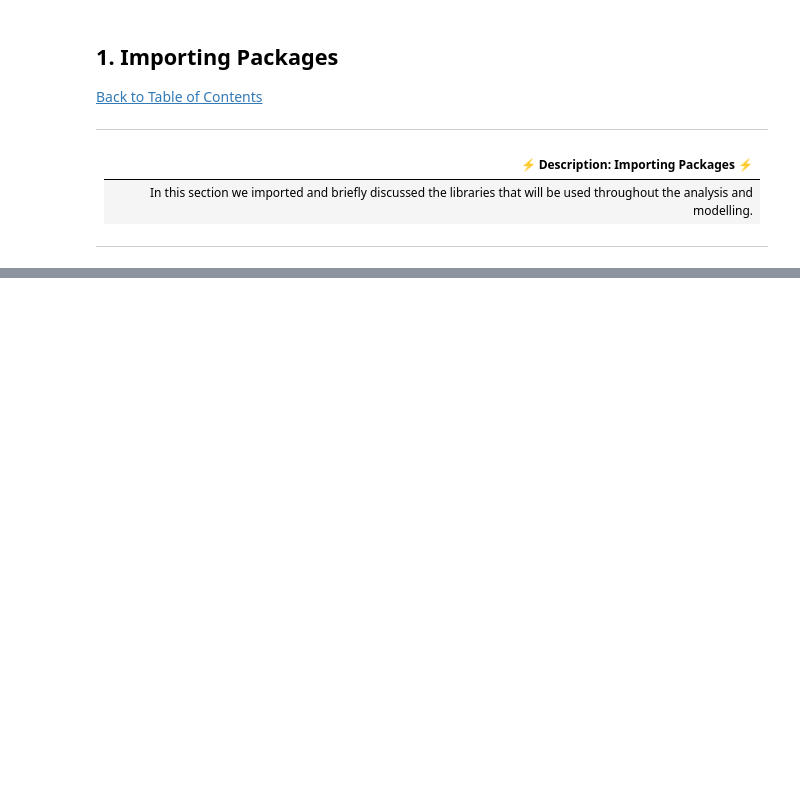
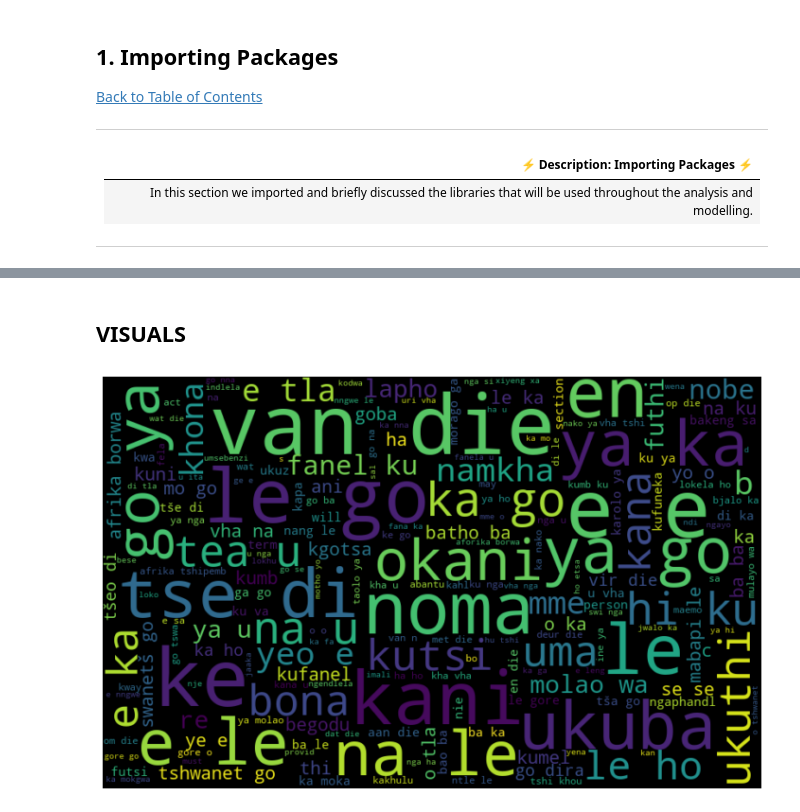
Before and after one commit to Emmantheo/Language-Classification-Hackathon, a Jupyter notebook: Language Classification Hackathon/Untitled.ipynb, the cells around one changed output, grey strips where cells are left out. Drawn from its saved outputs; the diff is of its cells as text; code cells hidden in the pictures; blank space fills up the shorter version.

```diff
--- a/Language Classification Hackathon/Untitled.ipynb
+++ b/Language Classification Hackathon/Untitled.ipynb
@@ -92,0 +420,14 @@ from sklearn.metrics import classification_report
+# %% [markdown]
+## VISUALS
+# %%
+## visualising the frequent words for train
+all_words = " ".join([sentence for sentence in df_train['cleaned_word']])
+wordcloud = WordCloud(width= 800, height = 500, random_state= 42, max_font_size= 100).generate(all_words)
+# %%
+## Ploting the graph
+plt.figure(figsize = (15, 8))
+plt.imshow(wordcloud, interpolation = 'bilinear')
+plt.axis('off')
+plt.show()
+# %% [output]
+[figure, added]
```
Also changed, not shown: parts of 55 cells of this notebook, 1 other file.
